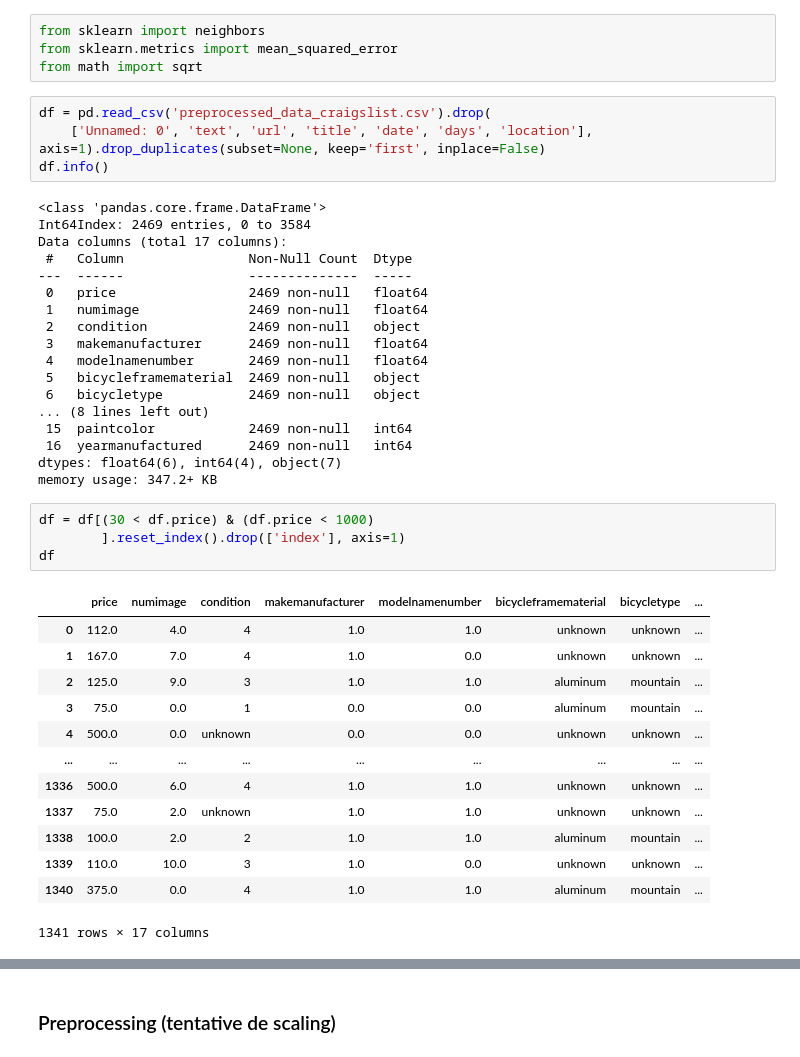
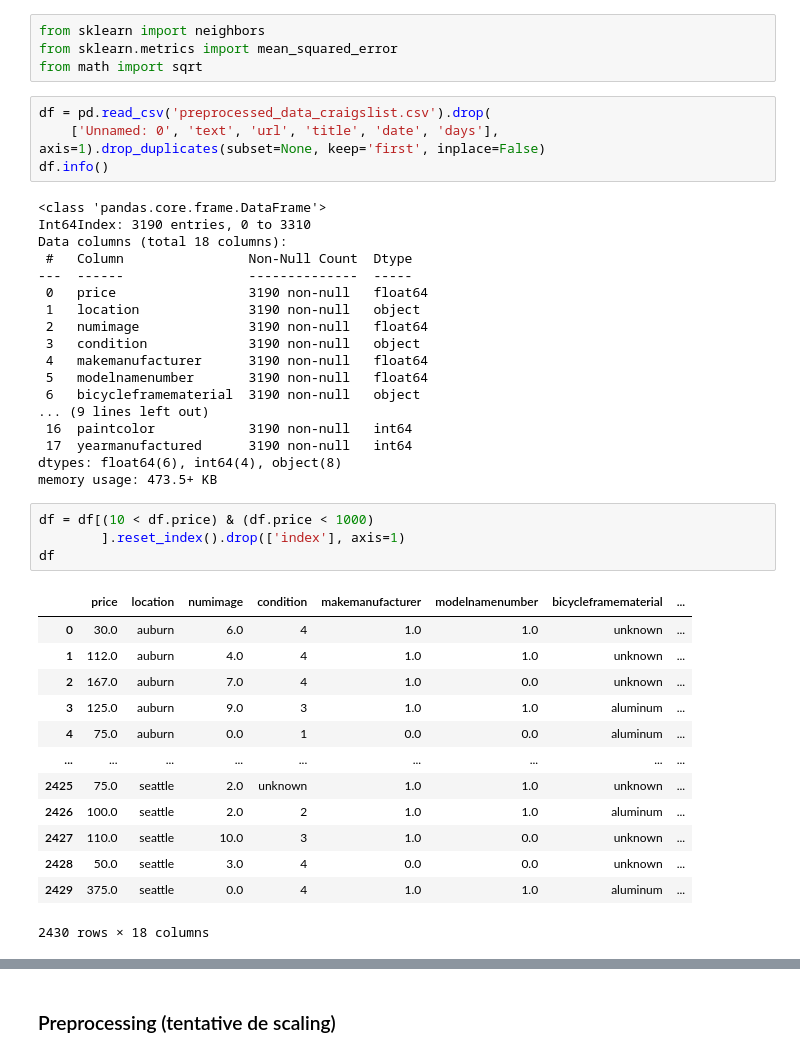
Before and after one commit to noeht/Data-Analytics---BEstimate, a Jupyter notebook: craigslist_ML.ipynb, the cells around one changed output, grey strips where cells are left out. Saved outputs shown, nothing was run; the diff lists cells and outputs as text.

```diff
--- a/craigslist_ML.ipynb
+++ b/craigslist_ML.ipynb
@@ -9,44 +9,44 @@ from sklearn.metrics import mean_squared_error
 from math import sqrt
 # %%
 df = pd.read_csv('preprocessed_data_craigslist.csv').drop(
-    ['Unnamed: 0', 'text', 'url', 'title', 'date', 'days', 'location'], axis=1).drop_duplicates(subset=None, keep='first', inplace=False)
+    ['Unnamed: 0', 'text', 'url', 'title', 'date', 'days'], axis=1).drop_duplicates(subset=None, keep='first', inplace=False)
 df.info()
 # %% [output]
 <class 'pandas.core.frame.DataFrame'>
-Int64Index: 2469 entries, 0 to 3584
-Data columns (total 17 columns):
+Int64Index: 3190 entries, 0 to 3310
+Data columns (total 18 columns):
  #   Column                Non-Null Count  Dtype
 ---  ------                --------------  -----
- 0   price                 2469 non-null   float64
- 1   numimage              2469 non-null   float64
- 2   condition             2469 non-null   object
- 3   makemanufacturer      2469 non-null   float64
- 4   modelnamenumber       2469 non-null   float64
- 5   bicycleframematerial  2469 non-null   object
- 6   bicycletype           2469 non-null   object
-... (8 lines left out)
- 15  paintcolor            2469 non-null   int64
- 16  yearmanufactured      2469 non-null   int64
-dtypes: float64(6), int64(4), object(7)
-memory usage: 347.2+ KB
+ 0   price                 3190 non-null   float64
+ 1   location              3190 non-null   object
+ 2   numimage              3190 non-null   float64
+ 3   condition             3190 non-null   object
+ 4   makemanufacturer      3190 non-null   float64
+ 5   modelnamenumber       3190 non-null   float64
+ 6   bicycleframematerial  3190 non-null   object
+... (9 lines left out)
+ 16  paintcolor            3190 non-null   int64
+ 17  yearmanufactured      3190 non-null   int64
+dtypes: float64(6), int64(4), object(8)
+memory usage: 473.5+ KB
 # %%
-df = df[(30 < df.price) & (df.price < 1000)
+df = df[(10 < df.price) & (df.price < 1000)
         ].reset_index().drop(['index'], axis=1)
 df
 # %% [output]
-|  | price | numimage | condition | makemanufacturer | modelnamenumber | bicycleframematerial | bicycletype | ... |
-| 0 | 112.0 | 4.0 | 4 | 1.0 | 1.0 | unknown | unknown | ... |
-| 1 | 167.0 | 7.0 | 4 | 1.0 | 0.0 | unknown | unknown | ... |
-| 2 | 125.0 | 9.0 | 3 | 1.0 | 1.0 | aluminum | mountain | ... |
-| 3 | 75.0 | 0.0 | 1 | 0.0 | 0.0 | aluminum | mountain | ... |
-| 4 | 500.0 | 0.0 | unknown | 0.0 | 0.0 | unknown | unknown | ... |
+|  | price | location | numimage | condition | makemanufacturer | modelnamenumber | bicycleframematerial | ... |
+| 0 | 30.0 | auburn | 6.0 | 4 | 1.0 | 1.0 | unknown | ... |
+| 1 | 112.0 | auburn | 4.0 | 4 | 1.0 | 1.0 | unknown | ... |
+| 2 | 167.0 | auburn | 7.0 | 4 | 1.0 | 0.0 | unknown | ... |
+| 3 | 125.0 | auburn | 9.0 | 3 | 1.0 | 1.0 | aluminum | ... |
+| 4 | 75.0 | auburn | 0.0 | 1 | 0.0 | 0.0 | aluminum | ... |
 | ... | ... | ... | ... | ... | ... | ... | ... | ... |
-| 1336 | 500.0 | 6.0 | 4 | 1.0 | 1.0 | unknown | unknown | ... |
-| 1337 | 75.0 | 2.0 | unknown | 1.0 | 1.0 | unknown | unknown | ... |
-| 1338 | 100.0 | 2.0 | 2 | 1.0 | 1.0 | aluminum | mountain | ... |
-| 1339 | 110.0 | 10.0 | 3 | 1.0 | 0.0 | unknown | unknown | ... |
-| 1340 | 375.0 | 0.0 | 4 | 1.0 | 1.0 | aluminum | mountain | ... |
+| 2425 | 75.0 | seattle | 2.0 | unknown | 1.0 | 1.0 | unknown | ... |
+| 2426 | 100.0 | seattle | 2.0 | 2 | 1.0 | 1.0 | aluminum | ... |
+| 2427 | 110.0 | seattle | 10.0 | 3 | 1.0 | 0.0 | unknown | ... |
+| 2428 | 50.0 | seattle | 3.0 | 4 | 0.0 | 0.0 | unknown | ... |
+| 2429 | 375.0 | seattle | 0.0 | 4 | 1.0 | 1.0 | aluminum | ... |
-1341 rows × 17 columns
+2430 rows × 18 columns
 # %%
 pd.get_dummies(df).info()
 # %% [output]
```
Also changed, not shown: parts of 19 cells of this notebook, 2 other files.
